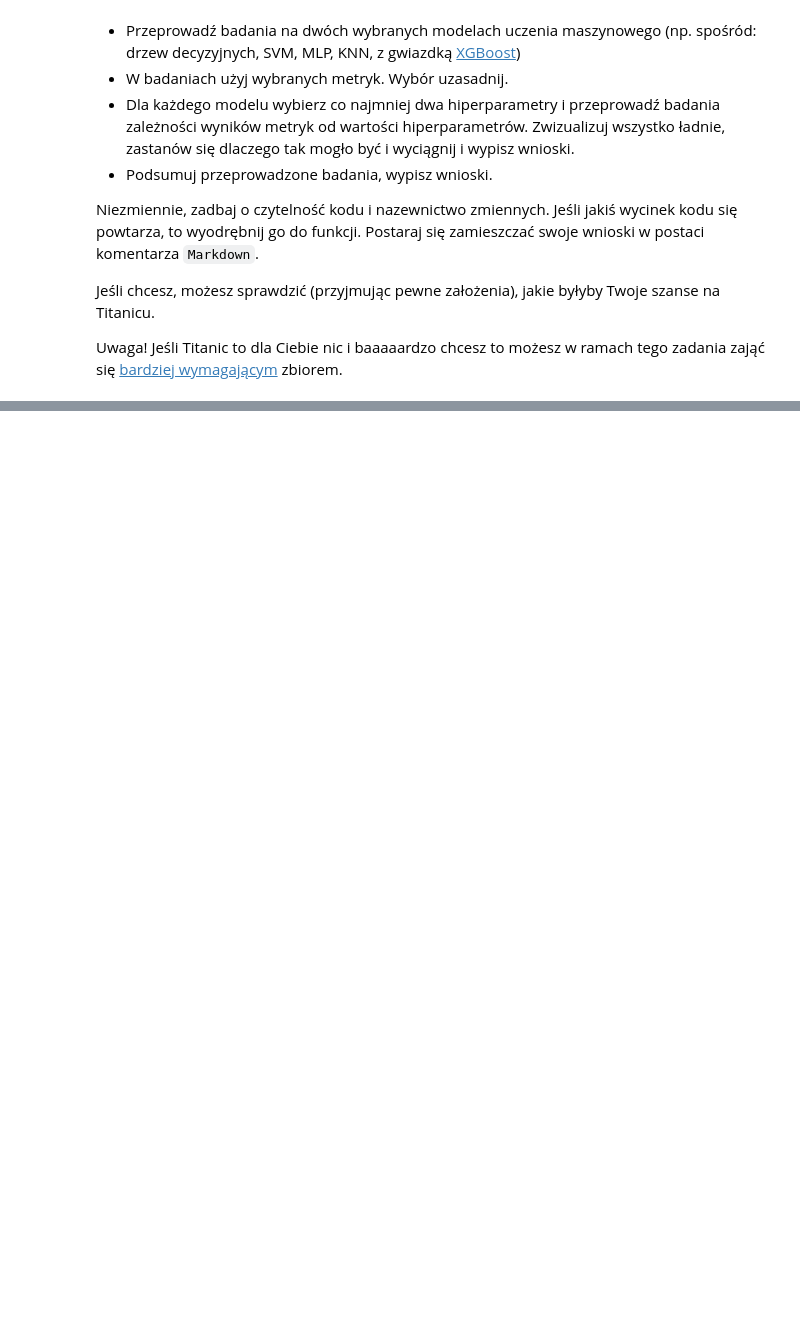
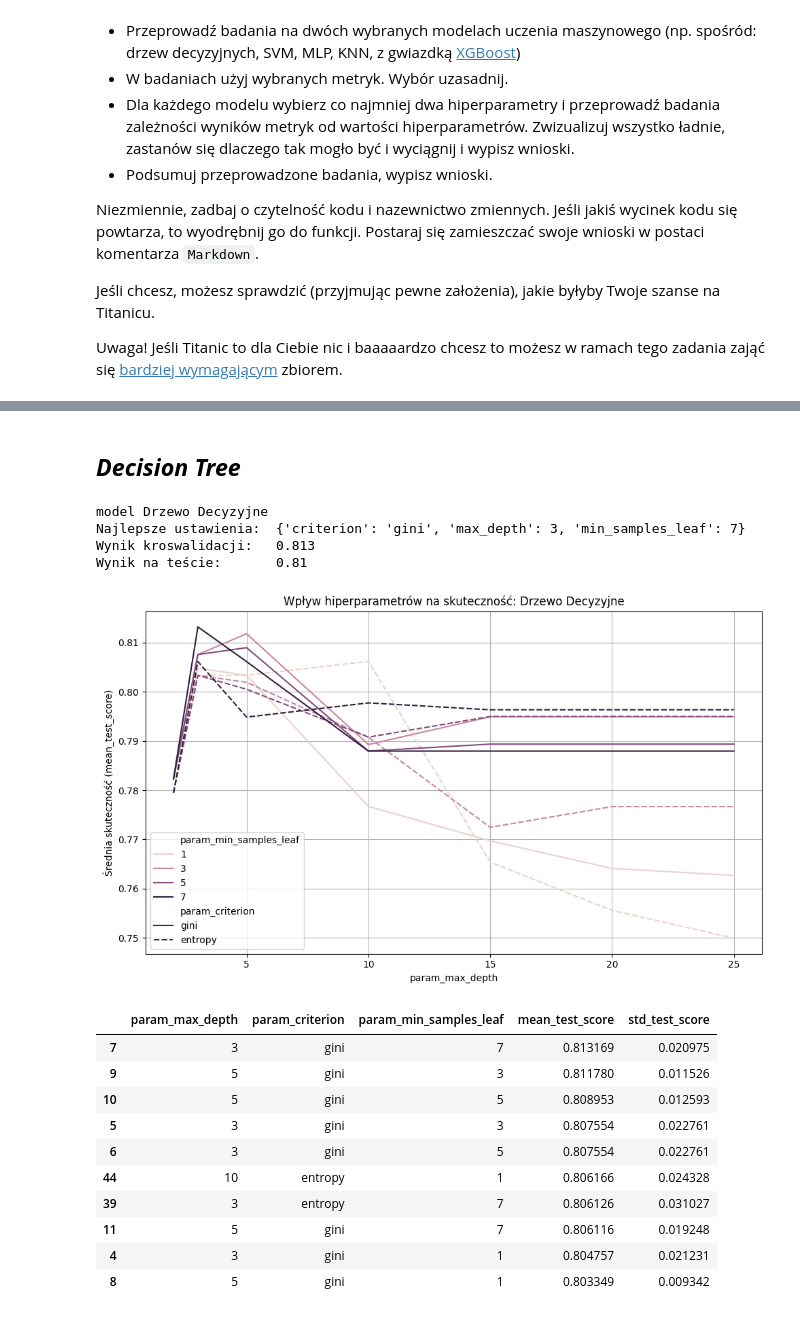
Before and after one commit to Solvro/ml-wakacyjne-wyzwanie-2026, a Jupyter notebook: 02_podstawy_aiml/ML_zadanie.ipynb, the cells around one changed output, grey strips where cells are left out. Cells and saved outputs as stored; diff of their text form; code cells hidden in the pictures; blank space fills up the shorter version.

```diff
--- a/02_podstawy_aiml/ML_zadanie.ipynb
+++ b/02_podstawy_aiml/ML_zadanie.ipynb
@@ -41,4 +45,4 @@ Jeśli chcesz, możesz sprawdzić (przyjmując pewne założenia), jakie byłyby
 
 Uwaga! Jeśli Titanic to dla Ciebie nic i baaaaardzo chcesz to możesz w ramach tego zadania zająć się [bardziej wymagającym](https://archive.ics.uci.edu/dataset/365/polish+companies+bankruptcy+data) zbiorem.
 # %%
-titanic_df = pd.read_csv(base_path / 'titanic.csv', index_col='PassengerId')
+titanic_df = pd.read_csv(base_path, index_col='PassengerId')
@@ -46,0 +53,5 @@ titanic_df['Cabin'].str[0].unique()
+# %%
+titanic_df.drop(columns=['SibSp', 'Parch', 'Embarked_Q', 'Embarked_C', 'Embarked_S'], inplace=True)
+# %%
+titanic_df['Fare'] = np.log1p(titanic_df['Fare'])
+titanic_df.head(10)
@@ -46,0 +84,7 @@ titanic_df['Cabin'].str[0].unique()
+# %%
+from sklearn.model_selection import train_test_split
+
+X = titanic_df.drop('Survived', axis=1)
+y = titanic_df['Survived']
+
+X_train, X_test, y_train, y_test = train_test_split(X, y, train_size=.8, shuffle=True, random_state=42)
@@ -46,0 +233,21 @@ titanic_df['Cabin'].str[0].unique()
+# %% [markdown]
+## ***Decision Tree***
+# %%
+model_test(0, X_train, X_test, y_train, y_test)
+# %% [output]
+model Drzewo Decyzyjne
+Najlepsze ustawienia:  {'criterion': 'gini', 'max_depth': 3, 'min_samples_leaf': 7}
+Wynik kroswalidacji:   0.813
+Wynik na teście:       0.81
+[figure, added]
+|  | param_max_depth | param_criterion | param_min_samples_leaf | mean_test_score | std_test_score |
+| 7 | 3 | gini | 7 | 0.813169 | 0.020975 |
+| 9 | 5 | gini | 3 | 0.811780 | 0.011526 |
+| 10 | 5 | gini | 5 | 0.808953 | 0.012593 |
+| 5 | 3 | gini | 3 | 0.807554 | 0.022761 |
+| 6 | 3 | gini | 5 | 0.807554 | 0.022761 |
+| 44 | 10 | entropy | 1 | 0.806166 | 0.024328 |
+| 39 | 3 | entropy | 7 | 0.806126 | 0.031027 |
+| 11 | 5 | gini | 7 | 0.806116 | 0.019248 |
+| 4 | 3 | gini | 1 | 0.804757 | 0.021231 |
+| 8 | 5 | gini | 1 | 0.803349 | 0.009342 |
```
Also changed, not shown: parts of 29 cells of this notebook, 1 other file.
